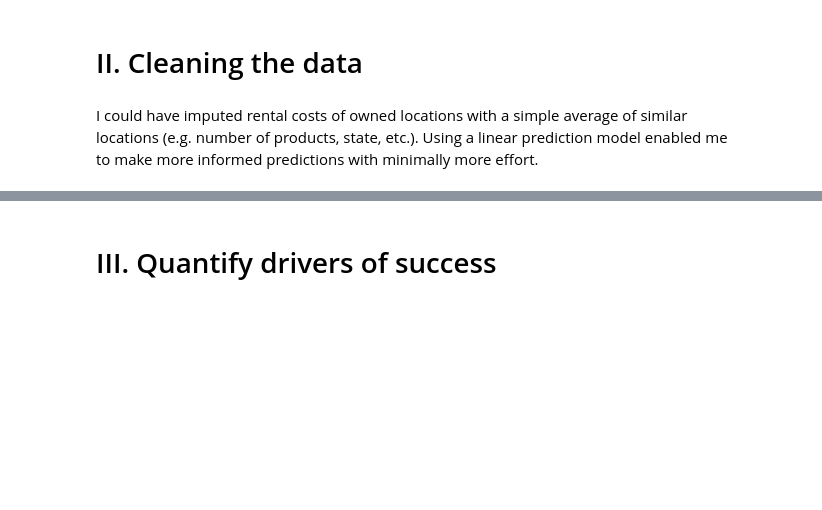
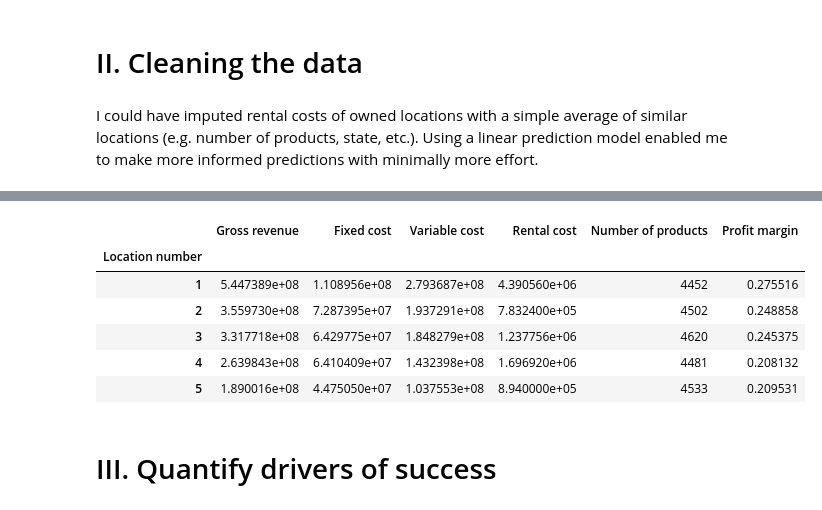
Before and after one commit to saahilshangle/ds-retail-analysis, a Jupyter notebook: Performance Analysis.ipynb, the cells around one changed output, grey strips where cells are left out. Saved outputs shown, nothing was run; the diff lists cells and outputs as text; code cells hidden in the pictures; blank space fills up the shorter version.

Commit message:
Inserted predicted rent prices and recalculated profit margin

```diff
--- a/Performance Analysis.ipynb
+++ b/Performance Analysis.ipynb
@@ -125,2 +122,23 @@ Test RMSE:  777909
+# %%
+# Insert rent predictions for owned locations based on model created above
+retail_loc_rent = retail_location.copy()
+retail_loc_rent['Rental cost'] = [retail_loc_rent['Rental cost'][i] if retail_loc_rent['Rental cost'][i] > 0
+                                  else (model_lr.predict(retail_loc_rent.drop(columns={'Profit margin', 'Rental cost'}).iloc[[i-1]])[0][0]) for i in np.arange(1,334)]
+
+# Recalculate profit margin column
+retail_loc_rent['Profit margin'] = (retail_loc_rent['Gross revenue'] -
+                                   retail_loc_rent['Fixed cost'] -
+                                   retail_loc_rent['Variable cost'] -
+                                   retail_loc_rent['Rental cost']) / retail_loc_rent['Gross revenue']
+
+retail_loc_rent.head()
+# %% [output]
+|  | Gross revenue | Fixed cost | Variable cost | Rental cost | Number of products | Profit margin |
+| Location number |  |  |  |  |  |  |
+| 1 | 5.447389e+08 | 1.108956e+08 | 2.793687e+08 | 4.390560e+06 | 4452 | 0.275516 |
+| 2 | 3.559730e+08 | 7.287395e+07 | 1.937291e+08 | 7.832400e+05 | 4502 | 0.248858 |
+| 3 | 3.317718e+08 | 6.429775e+07 | 1.848279e+08 | 1.237756e+06 | 4620 | 0.245375 |
+| 4 | 2.639843e+08 | 6.410409e+07 | 1.432398e+08 | 1.696920e+06 | 4481 | 0.208132 |
+| 5 | 1.890016e+08 | 4.475050e+07 | 1.037553e+08 | 8.940000e+05 | 4533 | 0.209531 |
 # %% [markdown]
 # III. Quantify drivers of success
```
Also changed, not shown: parts of 2 cells of this notebook.
